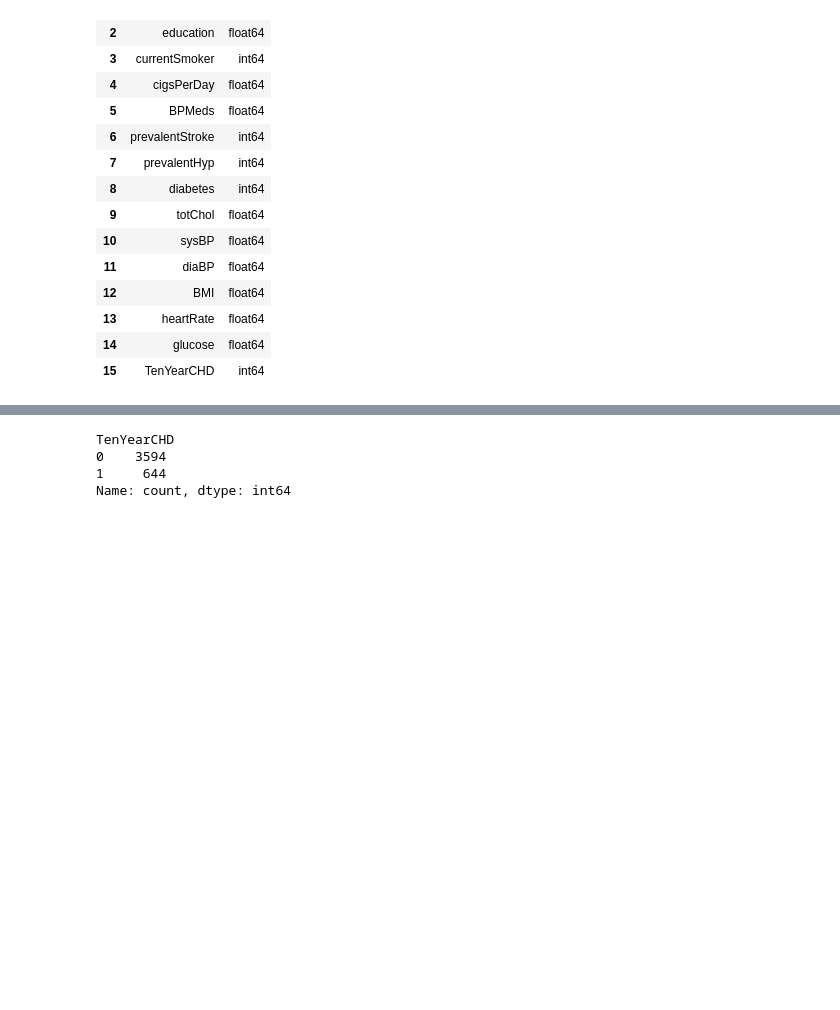
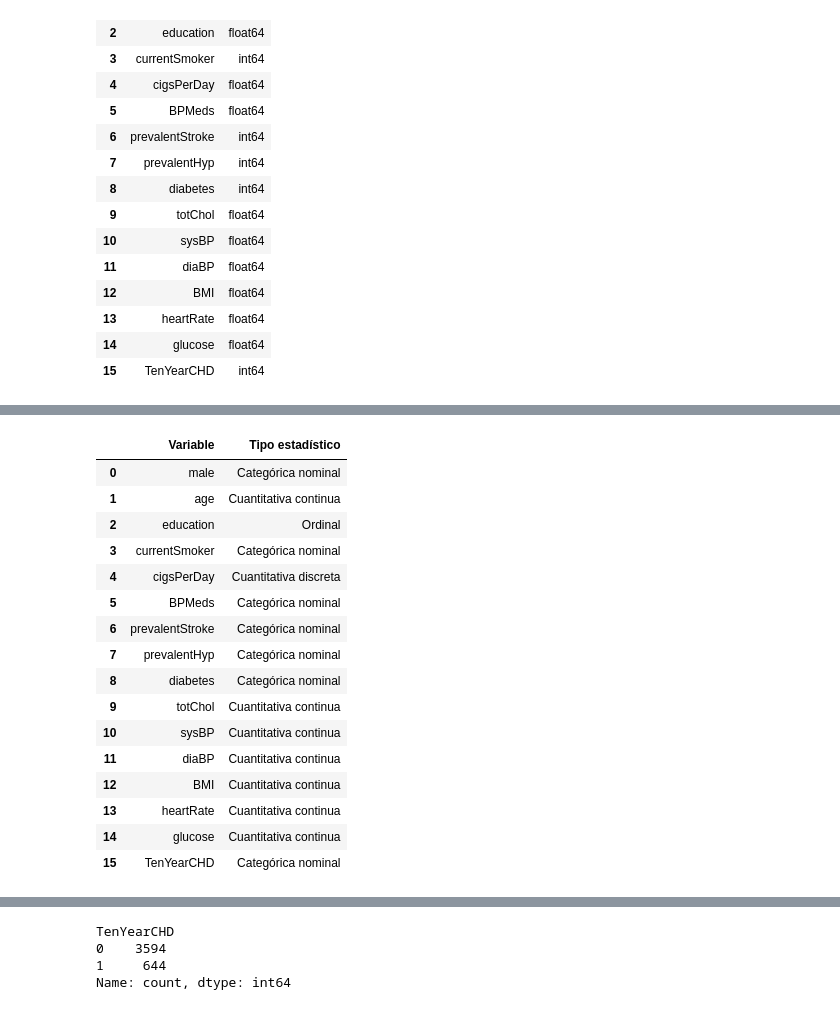
Before and after one commit to Prod1982/mcdi501_grupo6, a Jupyter notebook: notebooks/F1_Analisis_Exploratorio.ipynb, the cells around one changed output, grey strips where cells are left out. Saved outputs shown, nothing was run; the diff lists cells and outputs as text; code cells hidden in the pictures; blank space fills up the shorter version.

```diff
--- a/notebooks/F1_Analisis_Exploratorio.ipynb
+++ b/notebooks/F1_Analisis_Exploratorio.ipynb
@@ -195,0 +202,59 @@ tipos
+# %%
+clasificacion = pd.DataFrame({
+    "Variable": [
+        "male",
+        "age",
+        "education",
+        "currentSmoker",
+        "cigsPerDay",
+        "BPMeds",
+        "prevalentStroke",
+        "prevalentHyp",
+        "diabetes",
+        "totChol",
+        "sysBP",
+        "diaBP",
+        "BMI",
+        "heartRate",
+        "glucose",
+        "TenYearCHD"
+    ],
+    "Tipo estadístico": [
+        "Categórica nominal",
+        "Cuantitativa continua",
+        "Ordinal",
+        "Categórica nominal",
+        "Cuantitativa discreta",
+        "Categórica nominal",
+        "Categórica nominal",
+        "Categórica nominal",
+        "Categórica nominal",
+        "Cuantitativa continua",
+        "Cuantitativa continua",
+        "Cuantitativa continua",
+        "Cuantitativa continua",
+        "Cuantitativa continua",
+        "Cuantitativa continua",
+        "Categórica nominal"
+    ]
+})
+
+clasificacion
+# %% [output]
+|  | Variable | Tipo estadístico |
+| 0 | male | Categórica nominal |
+| 1 | age | Cuantitativa continua |
+| 2 | education | Ordinal |
+| 3 | currentSmoker | Categórica nominal |
+| 4 | cigsPerDay | Cuantitativa discreta |
+| 5 | BPMeds | Categórica nominal |
+| 6 | prevalentStroke | Categórica nominal |
+| 7 | prevalentHyp | Categórica nominal |
+| 8 | diabetes | Categórica nominal |
+| 9 | totChol | Cuantitativa continua |
+| 10 | sysBP | Cuantitativa continua |
+| 11 | diaBP | Cuantitativa continua |
+| 12 | BMI | Cuantitativa continua |
+| 13 | heartRate | Cuantitativa continua |
+| 14 | glucose | Cuantitativa continua |
+| 15 | TenYearCHD | Categórica nominal |
```
Also changed, not shown: parts of 12 cells of this notebook.
